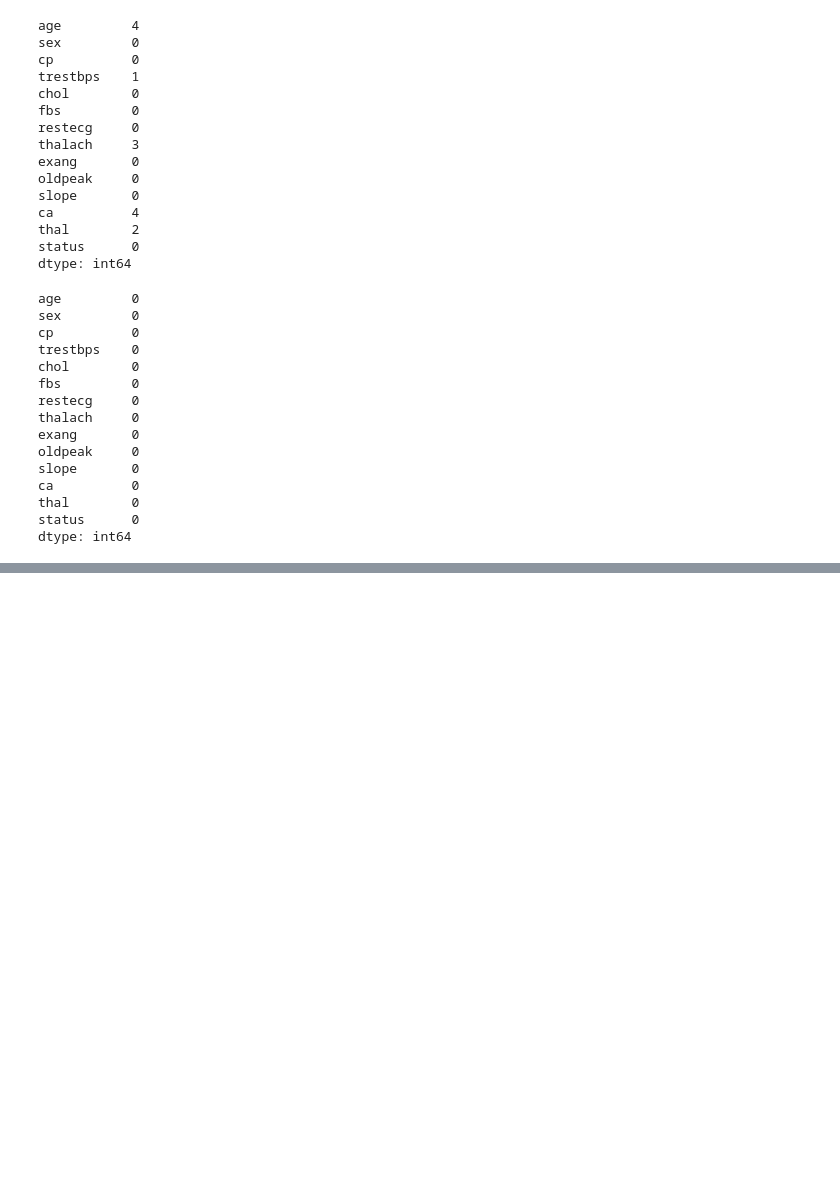
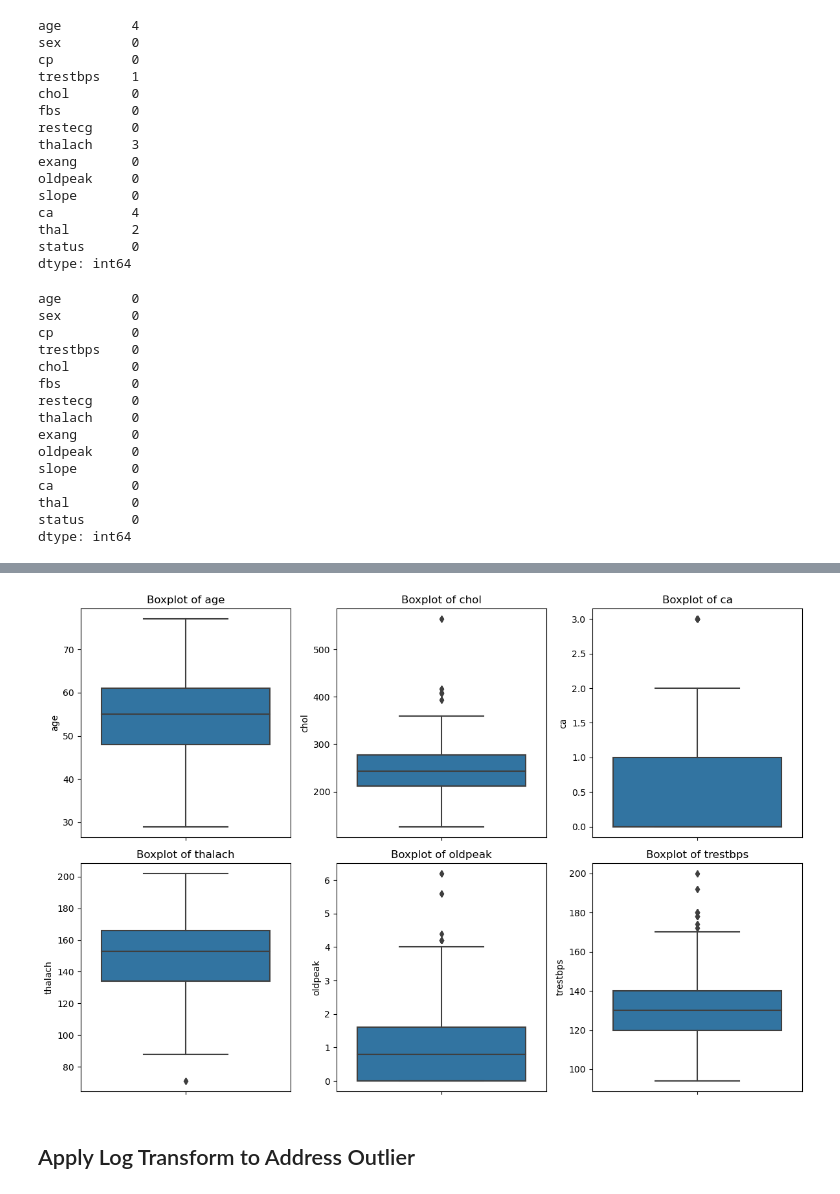
Before and after one commit to Johnnysnipes90/Heart-Disease-Prediction, a Jupyter notebook: Notebook.ipynb, the cells around one changed output, grey strips where cells are left out. Cells and saved outputs as stored; diff of their text form; code cells hidden in the pictures; blank space fills up the shorter version.

Commit message:
outlier detection and handling

```diff
--- a/Notebook.ipynb
+++ b/Notebook.ipynb
@@ -215,0 +218,18 @@ dtype: int64
+# %%
+# Convert columns to appropriate data types
+
+# Convert 'age' to categorical
+combined_df['age'] = combined_df['age'].astype('int')
+
+
+# Convert 'trestbps' (Resting blood pressure) to integer
+combined_df['trestbps'] = combined_df['trestbps'].astype('int')
+
+# Convert 'restecg' (Resting blood pressure) to integer
+combined_df['restecg'] = combined_df['restecg'].astype(str)
+
+# Convert 'thalach' (Resting blood pressure) to integer
+combined_df['thalach'] = combined_df['thalach'].astype('int')
+
+combined_df['ca'] = combined_df['ca'].astype('int')
+combined_df.info()
@@ -215,0 +279,19 @@ dtype: int64
+# %%
+# Define the columns to visualize
+columns_to_plot = ['age', 'chol', 'ca', 'thalach', 'oldpeak', 'trestbps']
+
+# Set up the matplotlib figure
+plt.figure(figsize=(12, 8))
+
+# Plot each feature as a boxplot
+for i, column in enumerate(columns_to_plot, 1):
+    plt.subplot(2, 3, i)  # Adjust the grid if needed (e.g., 2x3 layout for 6 plots)
+    sns.boxplot(y=combined_df[column])
+    plt.title(f'Boxplot of {column}')
+
+plt.tight_layout()
+plt.show()
+# %% [output]
+[figure, added]
+# %% [markdown]
+## Apply Log Transform to Address Outlier
```
Also changed, not shown: parts of 9 cells of this notebook.
